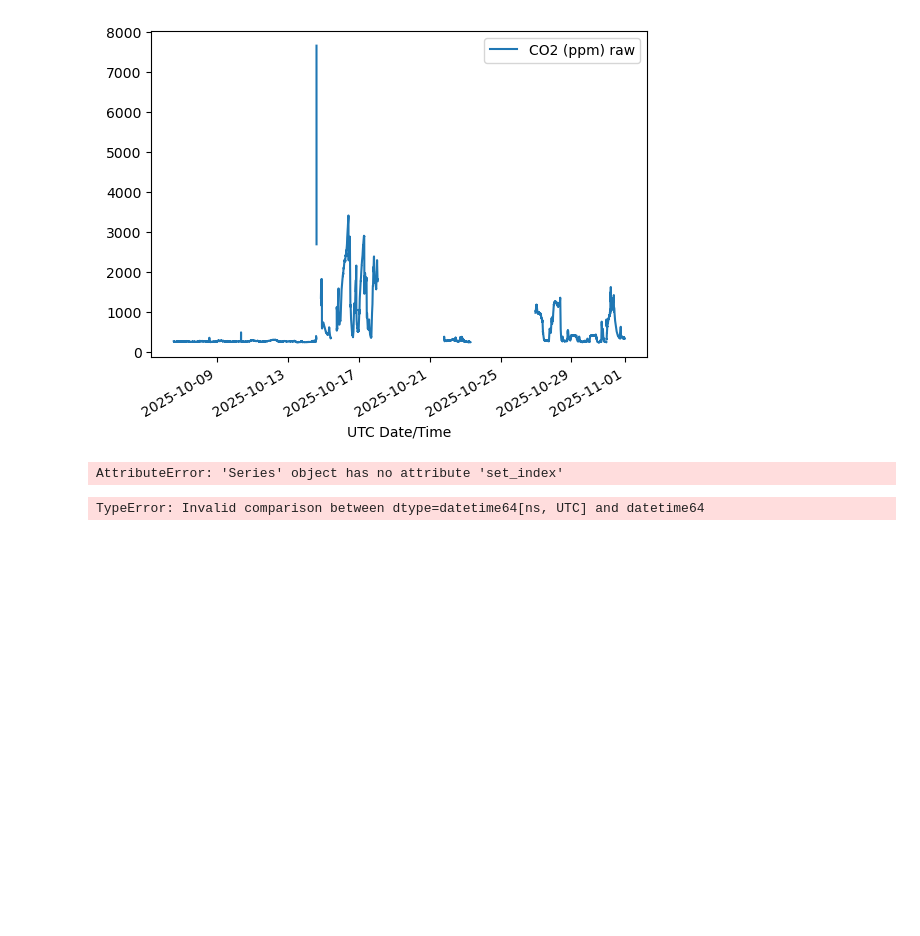
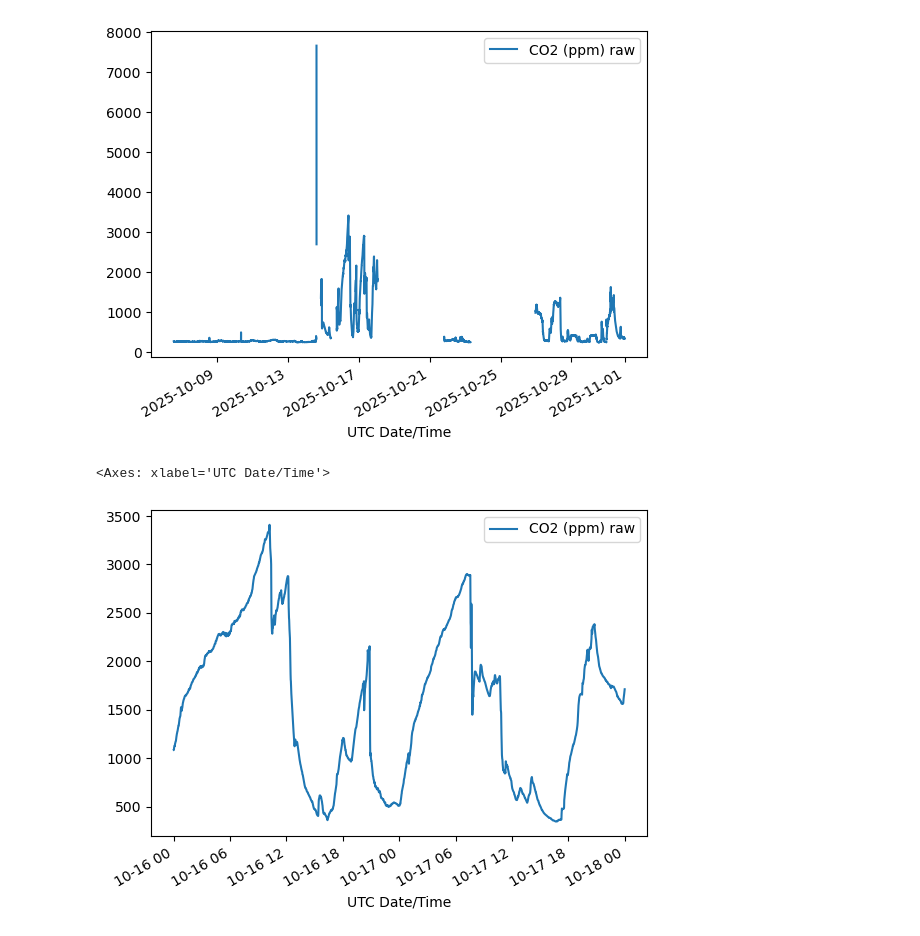
Before and after one commit to KingNook/EDAA, a Jupyter notebook: data_exploration.ipynb, the cells around one changed output. Saved outputs shown, nothing was run; the diff lists cells and outputs as text; code cells hidden in the pictures; blank space fills up the shorter version.

Commit message:
data processing (recording times)

```diff
--- a/data_exploration.ipynb
+++ b/data_exploration.ipynb
@@ -21,3 +21,6 @@ raw_data = raw_data[[
     'UTC Date/Time',
     'CO2 (ppm) raw'
 ]]
+
+raw_data['UTC Date/Time'] = raw_data['UTC Date/Time'].dt.tz_localize(None)
+raw_data.plot(x='UTC Date/Time', y='CO2 (ppm) raw')
@@ -54,17 +39,14 @@ rounded_data.plot(x='UTC Date/Time', y='CO2 (ppm) raw')
 # %% [output]
 <Axes: xlabel='UTC Date/Time'>
 [figure]
-# %%
-rounded_data['UTC Date/Time'].tz_localize(None)
-# %% [output]
-AttributeError: 'Series' object has no attribute 'set_index'
 # %%
-start_date = pd.Timestamp(2025, 10, 13).to_datetime64()
-end_date = pd.Timestamp(2025, 10, 15).to_datetime64()
+start_date = pd.Timestamp(2025, 10, 16)
+end_date = start_date + pd.Timedelta(days=2) # pd.Timestamp(2025, 10, 15)
 
 date_mask = (rounded_data['UTC Date/Time'] >= start_date) & (rounded_data['UTC Date/Time'] <= end_date)
 
 cut_data = rounded_data[date_mask]
 cut_data.plot(x='UTC Date/Time', y='CO2 (ppm) raw')
 # %% [output]
-TypeError: Invalid comparison between dtype=datetime64[ns, UTC] and datetime64
+<Axes: xlabel='UTC Date/Time'>
+[figure, added]
```
Also changed, not shown: parts of 5 cells of this notebook, 2 other files.
